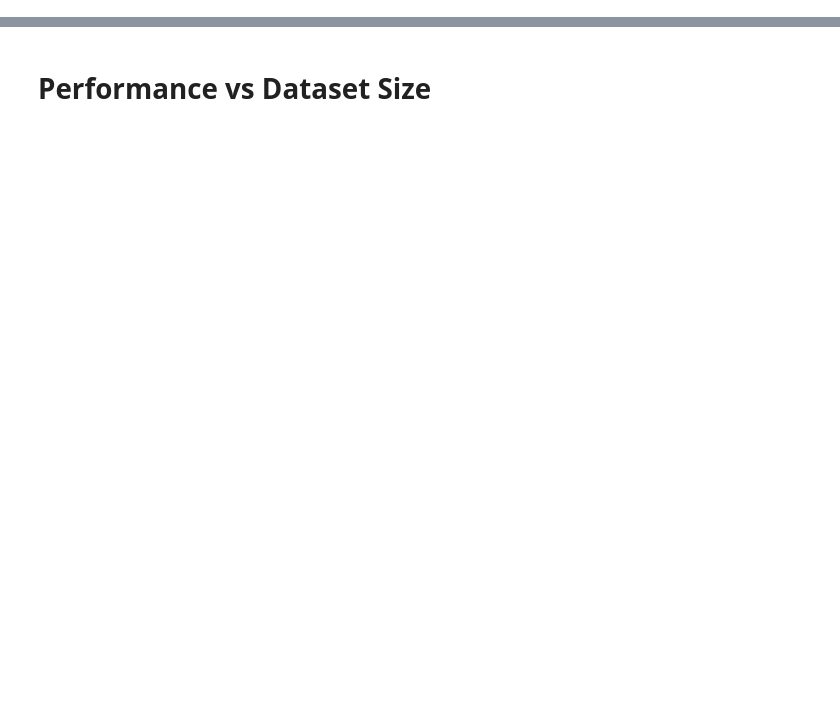
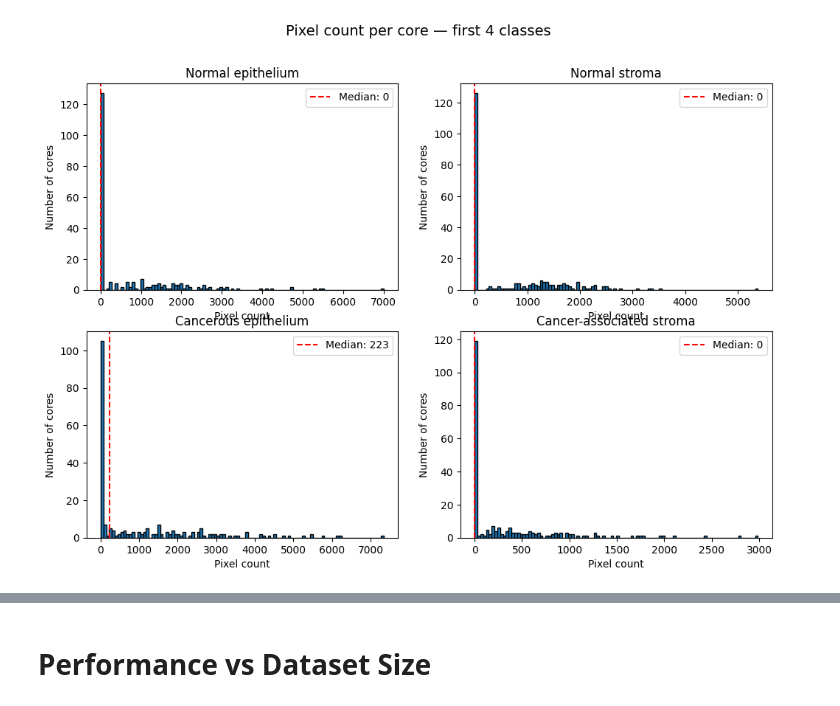
Before and after one commit to eirikama/micro_ir_prediction, a Jupyter notebook: notebooks/visualize_results.ipynb, the cells around one changed output, grey strips where cells are left out. Cells and saved outputs as stored; diff of their text form; code cells hidden in the pictures; blank space fills up the shorter version.

```diff
--- a/notebooks/visualize_results.ipynb
+++ b/notebooks/visualize_results.ipynb
@@ -201,0 +239,24 @@ def get_accuracy(result_dict: dict) -> tuple:
+# %%
+images_group = root["images"]
+ALL_CLASSES = list(root.attrs["classes"])[:4]
+
+data = {cls: [] for cls in ALL_CLASSES}
+
+for name in sorted(images_group.keys()):
+    y = images_group[name]["y"][:]
+    for i, cls in enumerate(ALL_CLASSES):
+        data[cls].append(int(np.sum(y == i)))
+
+fig, axes = plt.subplots(2, 2, figsize=(12, 8))
+fig.suptitle("Pixel count per core — first 4 classes", fontsize=14)
+
+for ax, cls in zip(axes.flat, ALL_CLASSES):
+    counts = data[cls]
+    ax.hist(counts, bins=100, edgecolor="black")
+    ax.set_title(cls)
+    ax.set_xlabel("Pixel count")
+    ax.set_ylabel("Number of cores")
+    ax.axvline(np.median(counts), color="red", linestyle="--", label=f"Median: {np.median(counts):.0f}")
+    ax.legend()
+# %% [output]
+[figure, added]
```
Also changed, not shown: parts of 7 cells of this notebook, 8 other files.
